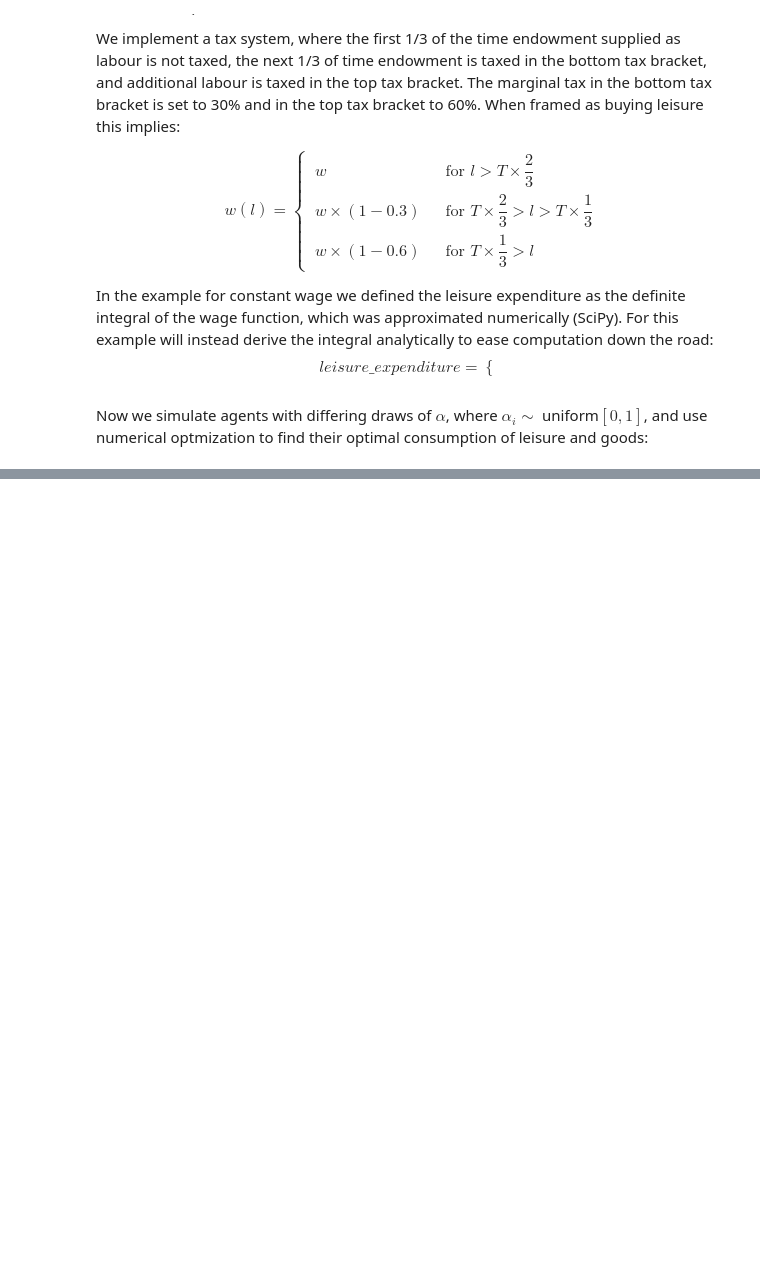
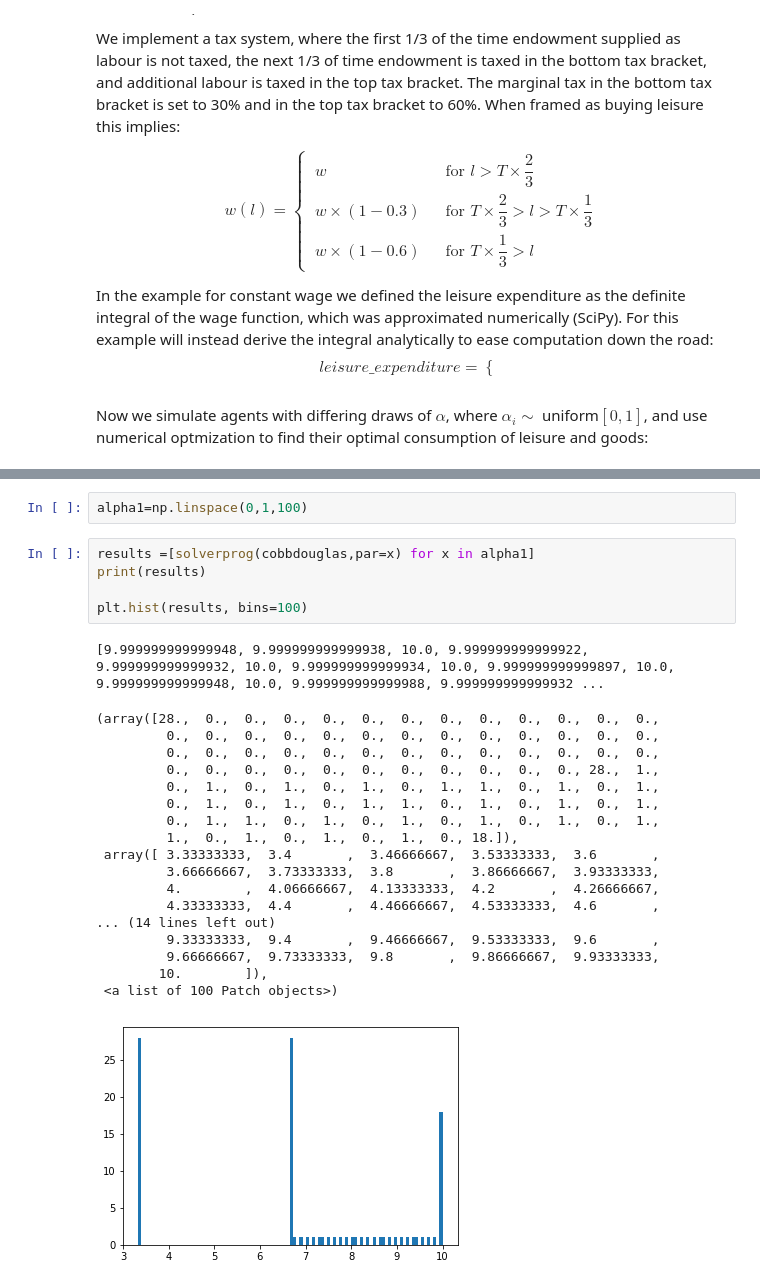
Before and after one commit to NumEconCopenhagen/projects-2019-computer-says-no, a Jupyter notebook: modelproject/modelproject.ipynb, the cells around one changed output, grey strips where cells are left out. Cells and saved outputs as stored; diff of their text form; blank space fills up the shorter version.

```diff
--- a/modelproject/modelproject.ipynb
+++ b/modelproject/modelproject.ipynb
@@ -333,0 +339,27 @@ plt.hist(hist, bins)
+# %%
+alpha1=np.linspace(0,1,100)
+# %%
+results =[solverprog(cobbdouglas,par=x) for x in alpha1]
+print(results)
+
+plt.hist(results, bins=100)
+# %% [output]
+[9.999999999999948, 9.999999999999938, 10.0, 9.999999999999922, 9.999999999999932, 10.0, 9.999999999999934, 10.0, 9.999999999999897, 10.0, 9.999999999999948, 10.0, 9.999999999999988, 9.999999999999932 ...
+(array([28.,  0.,  0.,  0.,  0.,  0.,  0.,  0.,  0.,  0.,  0.,  0.,  0.,
+         0.,  0.,  0.,  0.,  0.,  0.,  0.,  0.,  0.,  0.,  0.,  0.,  0.,
+         0.,  0.,  0.,  0.,  0.,  0.,  0.,  0.,  0.,  0.,  0.,  0.,  0.,
+         0.,  0.,  0.,  0.,  0.,  0.,  0.,  0.,  0.,  0.,  0., 28.,  1.,
+         0.,  1.,  0.,  1.,  0.,  1.,  0.,  1.,  1.,  0.,  1.,  0.,  1.,
+         0.,  1.,  0.,  1.,  0.,  1.,  1.,  0.,  1.,  0.,  1.,  0.,  1.,
+         0.,  1.,  1.,  0.,  1.,  0.,  1.,  0.,  1.,  0.,  1.,  0.,  1.,
+         1.,  0.,  1.,  0.,  1.,  0.,  1.,  0., 18.]),
+ array([ 3.33333333,  3.4       ,  3.46666667,  3.53333333,  3.6       ,
+         3.66666667,  3.73333333,  3.8       ,  3.86666667,  3.93333333,
+         4.        ,  4.06666667,  4.13333333,  4.2       ,  4.26666667,
+         4.33333333,  4.4       ,  4.46666667,  4.53333333,  4.6       ,
+... (14 lines left out)
+         9.33333333,  9.4       ,  9.46666667,  9.53333333,  9.6       ,
+         9.66666667,  9.73333333,  9.8       ,  9.86666667,  9.93333333,
+        10.        ]),
+ <a list of 100 Patch objects>)
+[figure, added]
```
Also changed, not shown: parts of 10 cells of this notebook.
